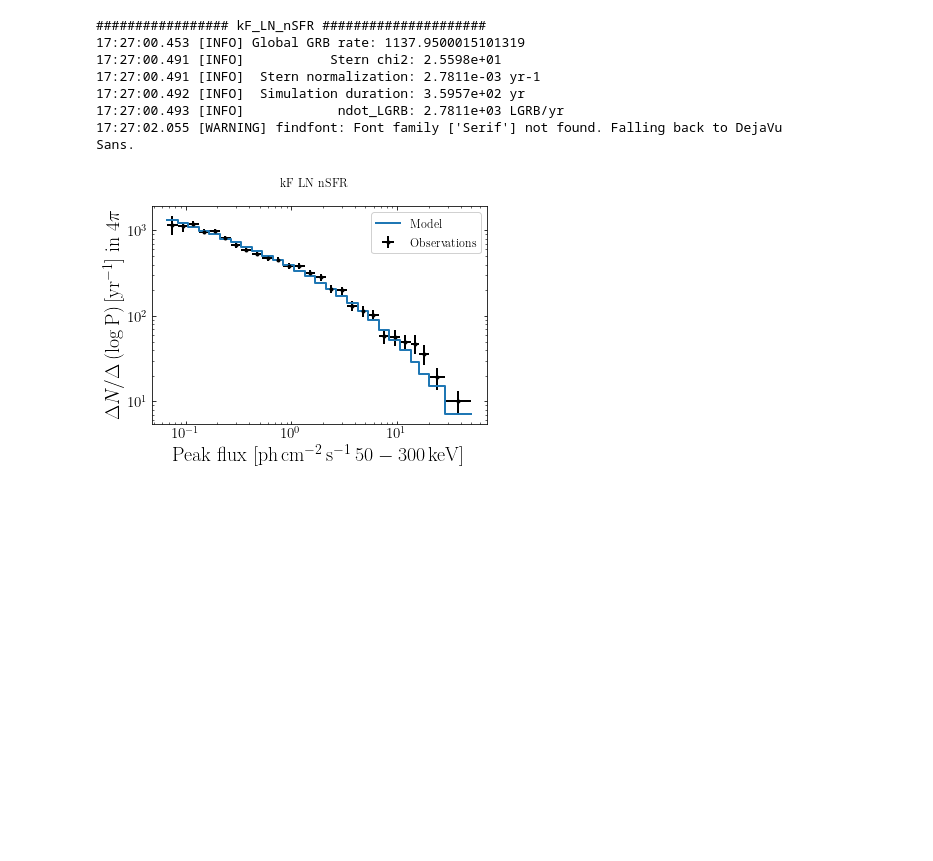
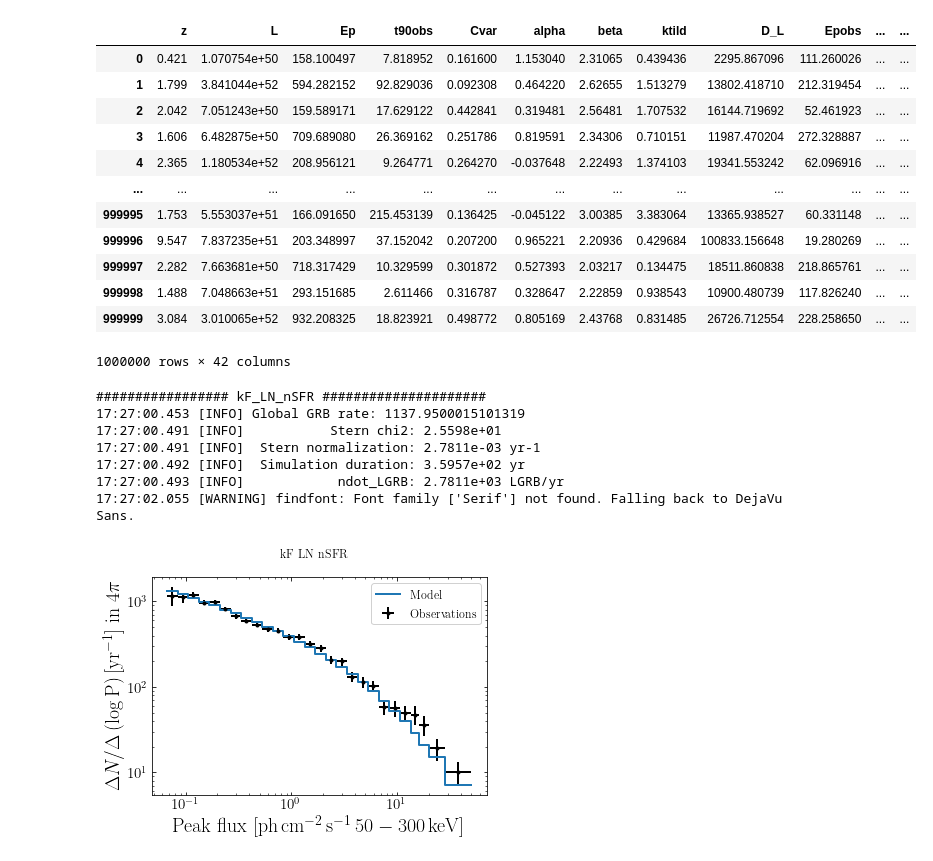
Before and after one commit to JPalmerio/GRB_population_model, a Jupyter notebook: ipynb_codes/Compare_best_models.ipynb, the cells around one changed output. Drawn from its saved outputs; the diff is of its cells as text; code cells hidden in the pictures; blank space fills up the shorter version.

```diff
--- a/ipynb_codes/Compare_best_models.ipynb
+++ b/ipynb_codes/Compare_best_models.ipynb
@@ -91,7 +91,7 @@ ECLAIRs:
 # WARNING : this takes a long time to compute (at least 30 min with Nb_GRBs = 1e6)
 ##################
 
-load_files = True
+load_files = False
 
 ##################
 
@@ -117,19 +117,19 @@ colors = ['#225ea8', '#41b6c4', '#ae017e', '#f768a1']
 parameters = {}
 dfs = {}
 results = {}
-for mod in model_names:
-    if load_files:
-        dfs[mod] = pd.read_parquet(paths_to_dir['output'] + f'/population_{mod}')
-    else:
-        with open(paths_to_files['param'].parent / f'parameters_{mod}.yml', 'r') as f:
-            parameters[mod] = yaml.safe_load(f)
+for mod in model_names_ks:
+#     if load_files:
+    dfs[mod] = pd.read_parquet(paths_to_dir['output'] + f'/population_{mod}')
+    dfs[mod].pop('Nb_GRBs')
+#     else:
+    with open(paths_to_files['param'].parent / f'parameters_{mod}.yml', 'r') as f:
+        parameters[mod] = yaml.safe_load(f)
 
-        GRB_population = GRBPopulation(Nb_GRBs, output_dir=paths_to_dir['output'])
-        GRB_prop = GRB_population.draw_GRB_properties(cosmo=cosmo, params=parameters[mod], run_mode=None)
+#         GRB_population = GRBPopulation(Nb_GRBs, output_dir=paths_to_dir['output'])
+#         GRB_prop = GRB_population.draw_GRB_properties(cosmo=cosmo, params=parameters[mod], run_mode=None)
 
-        ph.calc_peak_photon_flux(GRB_prop, incl_instruments, ECLAIRs_prop)
-        ph.calc_peak_energy_flux(GRB_prop, incl_instruments, ECLAIRs_prop)
-        ph.calc_photon_fluence(GRB_prop, incl_instruments)
-        ph.calc_energy_fluence(GRB_prop, incl_instruments)
-        ph.calc_det_prob(GRB_prop, incl_samples, **ECLAIRs_prop)
-        dfs[mod] = pd.DataFrame(GRB_prop)
+    ph.calc_peak_photon_flux(dfs[mod], incl_instruments, ECLAIRs_prop)
+    ph.calc_peak_energy_flux(dfs[mod], incl_instruments, ECLAIRs_prop)
+    ph.calc_photon_fluence(dfs[mod], incl_instruments)
+    ph.calc_energy_fluence(dfs[mod], incl_instruments)
+    ph.calc_det_prob(dfs[mod], incl_samples, **ECLAIRs_prop)
@@ -135,0 +154,16 @@ for mod in model_names:
+# %%
+dfs[mod]
+# %% [output]
+|  | z | L | Ep | t90obs | Cvar | alpha | beta | ktild | D_L | Epobs | ... | ... |
+| 0 | 0.421 | 1.070754e+50 | 158.100497 | 7.818952 | 0.161600 | 1.153040 | 2.31065 | 0.439436 | 2295.867096 | 111.260026 | ... | ... |
+| 1 | 1.799 | 3.841044e+52 | 594.282152 | 92.829036 | 0.092308 | 0.464220 | 2.62655 | 1.513279 | 13802.418710 | 212.319454 | ... | ... |
+| 2 | 2.042 | 7.051243e+50 | 159.589171 | 17.629122 | 0.442841 | 0.319481 | 2.56481 | 1.707532 | 16144.719692 | 52.461923 | ... | ... |
+| 3 | 1.606 | 6.482875e+50 | 709.689080 | 26.369162 | 0.251786 | 0.819591 | 2.34306 | 0.710151 | 11987.470204 | 272.328887 | ... | ... |
+| 4 | 2.365 | 1.180534e+52 | 208.956121 | 9.264771 | 0.264270 | -0.037648 | 2.22493 | 1.374103 | 19341.553242 | 62.096916 | ... | ... |
+| ... | ... | ... | ... | ... | ... | ... | ... | ... | ... | ... | ... | ... |
+| 999995 | 1.753 | 5.553037e+51 | 166.091650 | 215.453139 | 0.136425 | -0.045122 | 3.00385 | 3.383064 | 13365.938527 | 60.331148 | ... | ... |
+| 999996 | 9.547 | 7.837235e+51 | 203.348997 | 37.152042 | 0.207200 | 0.965221 | 2.20936 | 0.429684 | 100833.156648 | 19.280269 | ... | ... |
+| 999997 | 2.282 | 7.663681e+50 | 718.317429 | 10.329599 | 0.301872 | 0.527393 | 2.03217 | 0.134475 | 18511.860838 | 218.865761 | ... | ... |
+| 999998 | 1.488 | 7.048663e+51 | 293.151685 | 2.611466 | 0.316787 | 0.328647 | 2.22859 | 0.938543 | 10900.480739 | 117.826240 | ... | ... |
+| 999999 | 3.084 | 3.010065e+52 | 932.208325 | 18.823921 | 0.498772 | 0.805169 | 2.43768 | 0.831485 | 26726.712554 | 228.258650 | ... | ... |
+1000000 rows × 42 columns
```
Also changed, not shown: parts of 6 cells of this notebook, 10 other files.
